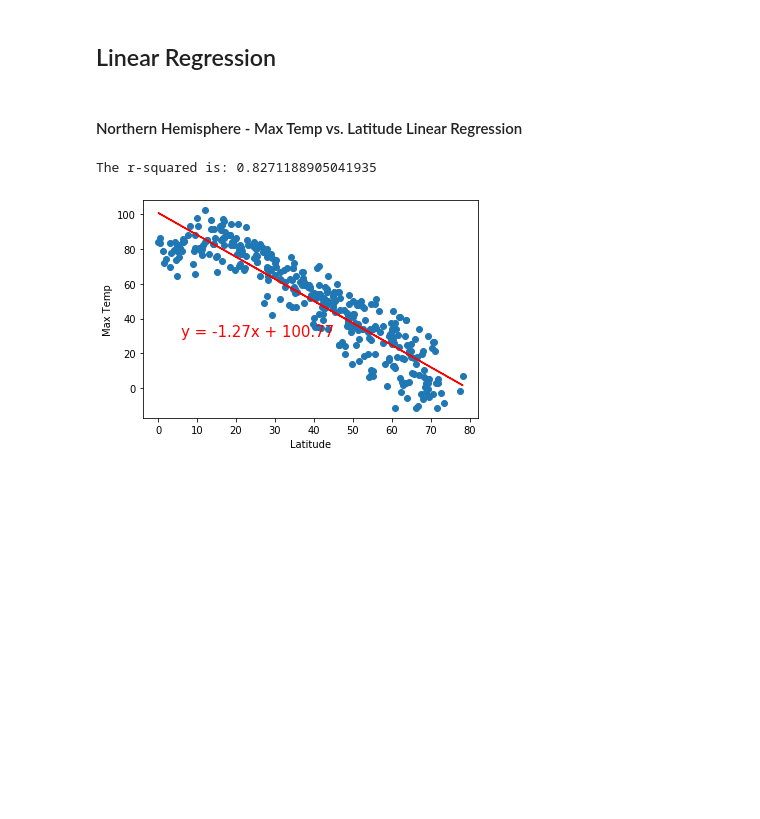
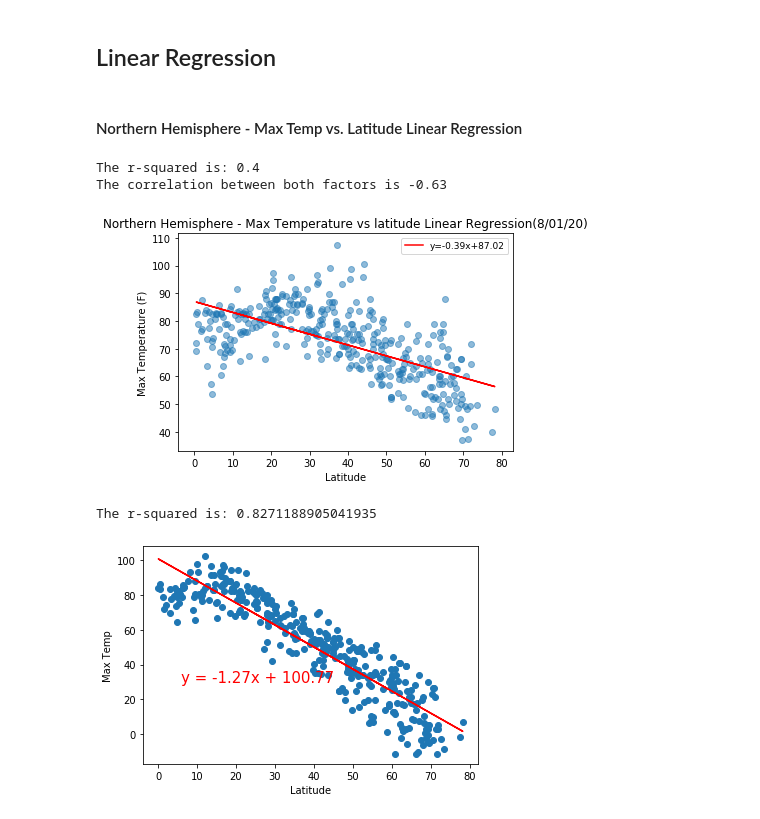
Before and after one commit to george-simon/python-api-challenge, a Jupyter notebook: WeatherPy/WeatherPy.ipynb, the cells around one changed output. Cells and saved outputs as stored; diff of their text form; code cells hidden in the pictures; blank space fills up the shorter version.

```diff
--- a/WeatherPy/WeatherPy.ipynb
+++ b/WeatherPy/WeatherPy.ipynb
@@ -293,5 +291,51 @@ plt.show()
+# %%
+# OPTIONAL: Create a function to create Linear Regression plots
+# #Resource: https://stackoverflow.com/questions/19068862/how-to-overplot-a-line-on-a-scatter-plot-in-python
+# Resource: https://stackoverflow.com/questions/48370562/how-to-add-regression-line-and-regression-line-equation-on-graph
+
+def linear_reg(x,y):
+    # Plot Data
+    #regression line calculations
+    slope, intercept, r_value, p_value, std_err = st.linregress(x,y)
+    print(f"The r-squared is: {round(r_value**2,2)}")
+
+    line = slope*x+intercept
+    plt.plot(x, line, 'r', label='y={:.2f}x+{:.2f}'.format(slope,intercept))
+    #end
+
+    #calculate correlation coefficient
+    # df['A'].corr(df['B'])
+    correlation = x.corr(y)
+    print(f"The correlation between both factors is {round(correlation,2)}")
+
+    #scatter plot
+    plt.scatter(x, y, marker="o", color="tab:blue", alpha=0.5)
+    plt.legend(fontsize=9)
+
+    plt.show()
+    return
+# %%
+# Create Northern and Southern Hemisphere DataFrames
+n_hemi = chart_data.loc[(chart_data["lat"] >= 0) & (chart_data["lat"] <= 90)]
+# n_hemi.describe() #check northern max/min
+
+s_hemi = chart_data.loc[(chart_data["lat"] >= -90) & (chart_data["lat"] <= 0)]
+# s_hemi.describe() #check sourthern max/min
 # %% [markdown]
 ####  Northern Hemisphere - Max Temp vs. Latitude Linear Regression
+# %%
+#call function
+
+# Chart Titles
+plt.title("Northern Hemisphere - Max Temperature vs latitude Linear Regression(8/01/20)")
+plt.ylabel("Max Temperature (F)")
+plt.xlabel("Latitude")
+
+linear_reg(x = n_hemi["lat"], y = n_hemi["max temp"])
+# %% [output]
+The r-squared is: 0.4
+The correlation between both factors is -0.63
+[figure, added]
 # %%
 # %% [output]
 The r-squared is: 0.8271188905041935
```
Also changed, not shown: parts of 10 cells of this notebook.
